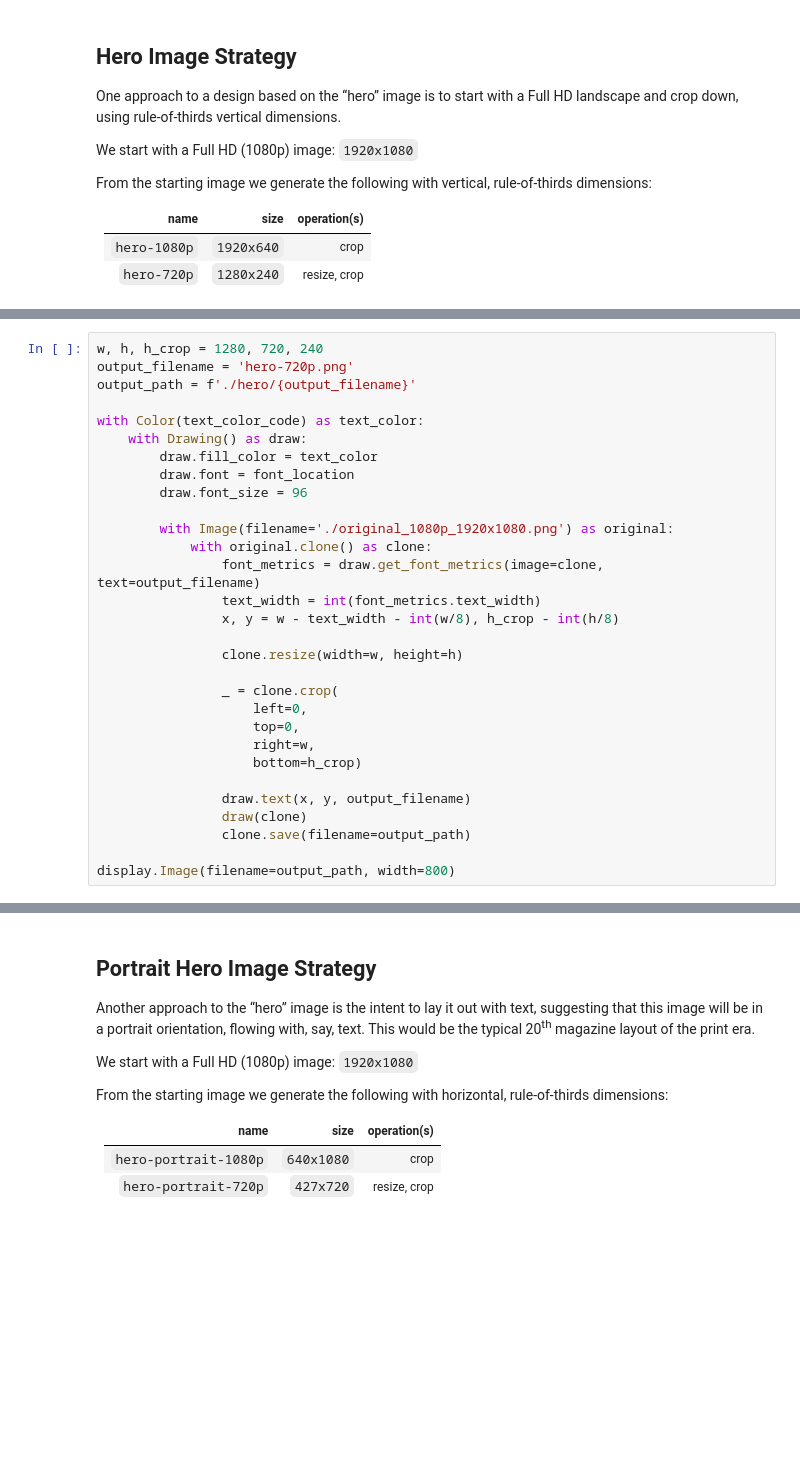
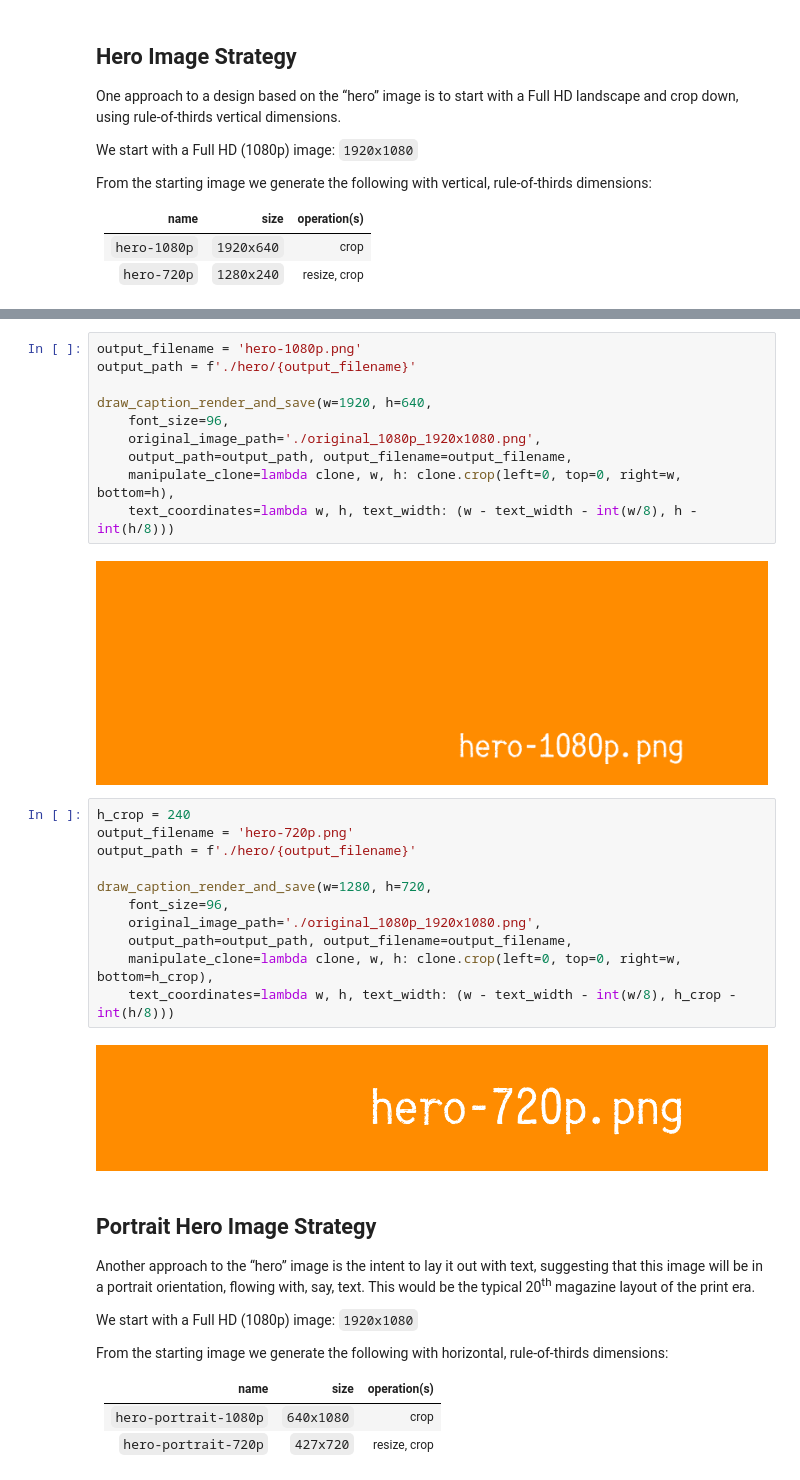
Before and after one commit to BryanWilhite/jupyter-central, a Jupyter notebook: wand-responsive-images/generating-responsive-images.ipynb, the cells around one changed output, grey strips where cells are left out. Cells and saved outputs as stored; diff of their text form; blank space fills up the shorter version.

```diff
--- a/wand-responsive-images/generating-responsive-images.ipynb
+++ b/wand-responsive-images/generating-responsive-images.ipynb
@@ -165,30 +134,0 @@ display.Image(filename=output_path, width=800)
-# %%
-w, h, h_crop = 1280, 720, 240
-output_filename = 'hero-720p.png'
-output_path = f'./hero/{output_filename}'
-
-with Color(text_color_code) as text_color:
-    with Drawing() as draw:
-        draw.fill_color = text_color
-        draw.font = font_location
-        draw.font_size = 96
-
-        with Image(filename='./original_1080p_1920x1080.png') as original:
-            with original.clone() as clone:
-                font_metrics = draw.get_font_metrics(image=clone, text=output_filename)
-                text_width = int(font_metrics.text_width)
-                x, y = w - text_width - int(w/8), h_crop - int(h/8)
-
-                clone.resize(width=w, height=h)
-
-                _ = clone.crop(
-                    left=0,
-                    top=0,
-                    right=w,
-                    bottom=h_crop)
-
-                draw.text(x, y, output_filename)
-                draw(clone)
-                clone.save(filename=output_path)
-
-display.Image(filename=output_path, width=800)
@@ -198,3 +135,28 @@ True
+# %%
+output_filename = 'hero-1080p.png'
+output_path = f'./hero/{output_filename}'
+
+draw_caption_render_and_save(w=1920, h=640,
+    font_size=96,
+    original_image_path='./original_1080p_1920x1080.png',
+    output_path=output_path, output_filename=output_filename,
+    manipulate_clone=lambda clone, w, h: clone.crop(left=0, top=0, right=w, bottom=h),
+    text_coordinates=lambda w, h, text_width: (w - text_width - int(w/8), h - int(h/8)))
+# %% [output]
+[figure, added]
+# %%
+h_crop = 240
+output_filename = 'hero-720p.png'
+output_path = f'./hero/{output_filename}'
+
+draw_caption_render_and_save(w=1280, h=720,
+    font_size=96,
+    original_image_path='./original_1080p_1920x1080.png',
+    output_path=output_path, output_filename=output_filename,
+    manipulate_clone=lambda clone, w, h: clone.crop(left=0, top=0, right=w, bottom=h_crop),
+    text_coordinates=lambda w, h, text_width: (w - text_width - int(w/8), h_crop - int(h/8)))
+# %% [output]
+[figure, added]
 # %% [markdown]
 ## Portrait Hero Image Strategy
 
```
Also changed, not shown: parts of 17 cells of this notebook, 14 other files.
